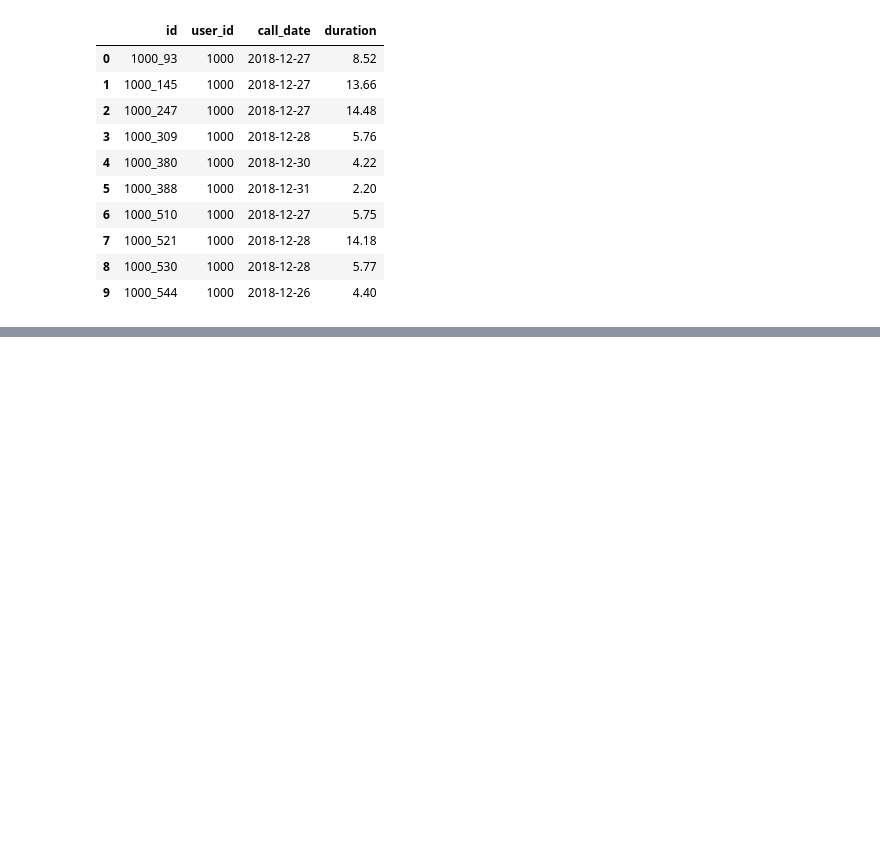
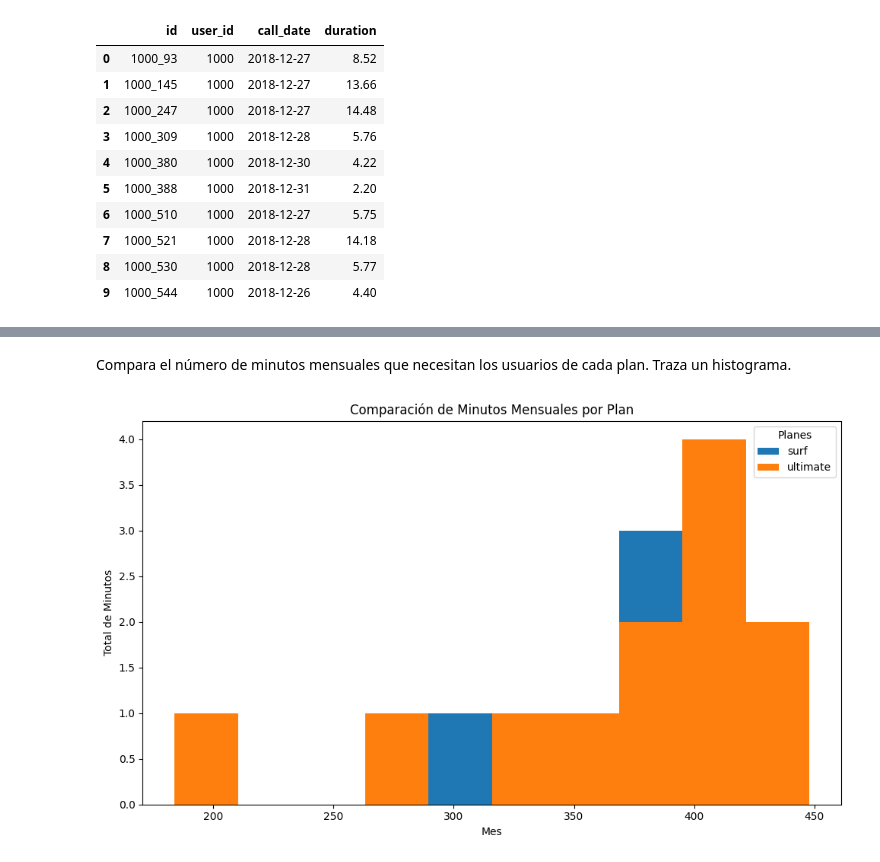
Before and after one commit to Rom5262/Llamadas, a Jupyter notebook: telefonos.ipynb, the cells around one changed output, grey strips where cells are left out. Saved outputs shown, nothing was run; the diff lists cells and outputs as text; code cells hidden in the pictures; blank space fills up the shorter version.

```diff
--- a/telefonos.ipynb
+++ b/telefonos.ipynb
@@ -227,0 +482,14 @@ calls.head(10)
+# %%
+group_calls = calls.groupby(['user_id', 'month']).agg(call_count=('call_date','count')).reset_index()
+group_minutes = calls.groupby(['user_id', 'month']).agg(total_minutes=('duration', 'sum')).reset_index()
+merged_data = pd.merge(group_calls, group_minutes, on=['user_id', 'month'],how='outer')
+
+group_messages = messages.groupby(['user_id', 'month']).agg(message_count=('message_date', 'count')).reset_index()
+merged_data_1 = pd.merge(merged_data, group_messages, on=['user_id', 'month'],how='outer')
+
+group_internet = internet.groupby(['user_id', 'month']).agg(compil_internet = ('mb_used', 'sum')).reset_index()
+merged_data_2 = pd.merge(merged_data_1, group_internet, on=['user_id','month'],how='outer')
+
+merged_data_2_filled = merged_data_2.fillna(0)
+
+print(merged_data_2_filled.head())
@@ -227,0 +617,14 @@ calls.head(10)
+# %% [markdown]
+Compara el número de minutos mensuales que necesitan los usuarios de cada plan. Traza un histograma.
+# %%
+monthly_minutes = final_data.groupby(['type_plan', 'month'])['total_minutes'].mean().reset_index()
+pivot_minutes = monthly_minutes.pivot(index='month', columns='type_plan', values='total_minutes')
+pivot_minutes.plot(kind='hist', figsize=(10, 6))
+plt.title("Comparación de Minutos Mensuales por Plan")
+plt.xlabel("Mes")
+plt.ylabel("Total de Minutos")
+plt.legend(title="Planes")
+plt.tight_layout()
+plt.show()
+# %% [output]
+[figure, added]
```
Also changed, not shown: parts of 65 cells of this notebook.
